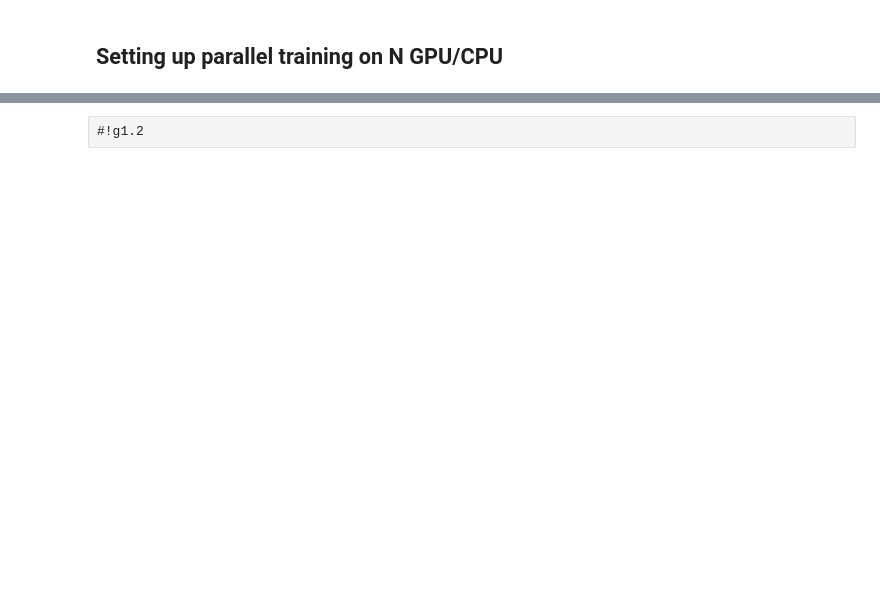
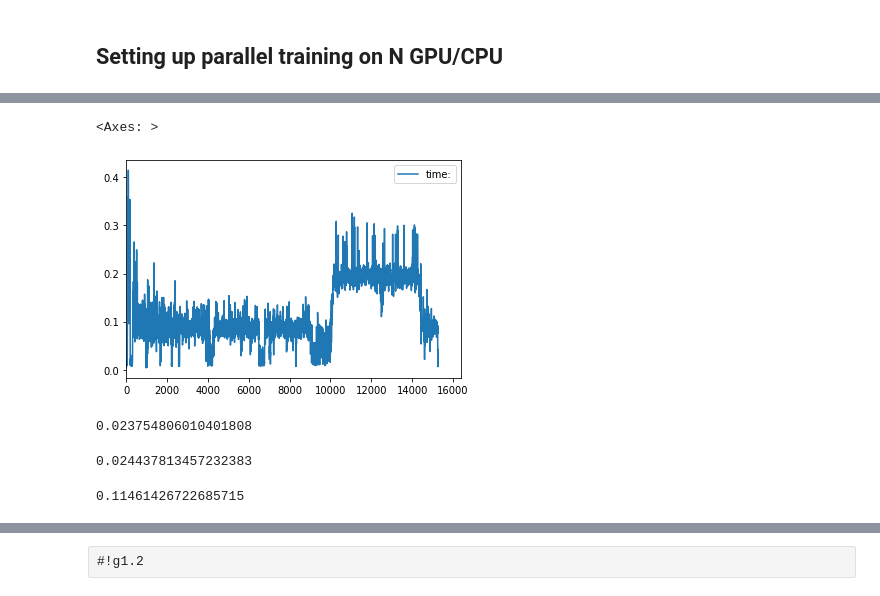
Before and after one commit to ViktoriiaRomanova/Animator, a Jupyter notebook: figureExtraction/trainDistributedDataParallel.ipynb, the cells around one changed output, grey strips where cells are left out. Drawn from its saved outputs; the diff is of its cells as text; code cells hidden in the pictures; blank space fills up the shorter version.

```diff
--- a/figureExtraction/trainDistributedDataParallel.ipynb
+++ b/figureExtraction/trainDistributedDataParallel.ipynb
@@ -25,0 +80,21 @@ print('Train data size: ', len(train_data), 'Validation data size: ', len(val_da
+# %%
+#!g1.2
+frame[frame['device:'] == 'cuda:1'].plot(xlim = (0, 16384))
+# %% [output]
+<Axes: >
+[figure, added]
+# %%
+#!g1.2
+frame1['time:'][:16384].mean()
+# %% [output]
+0.023754806010401808
+# %%
+#!g1.2
+frame1['time:'].mean()
+# %% [output]
+0.024437813457232383
+# %%
+#!g1.2
+frame['time:'][:16384].mean()
+# %% [output]
+0.11461426722685715
```
Also changed, not shown: parts of 42 cells of this notebook, 10 other files.
